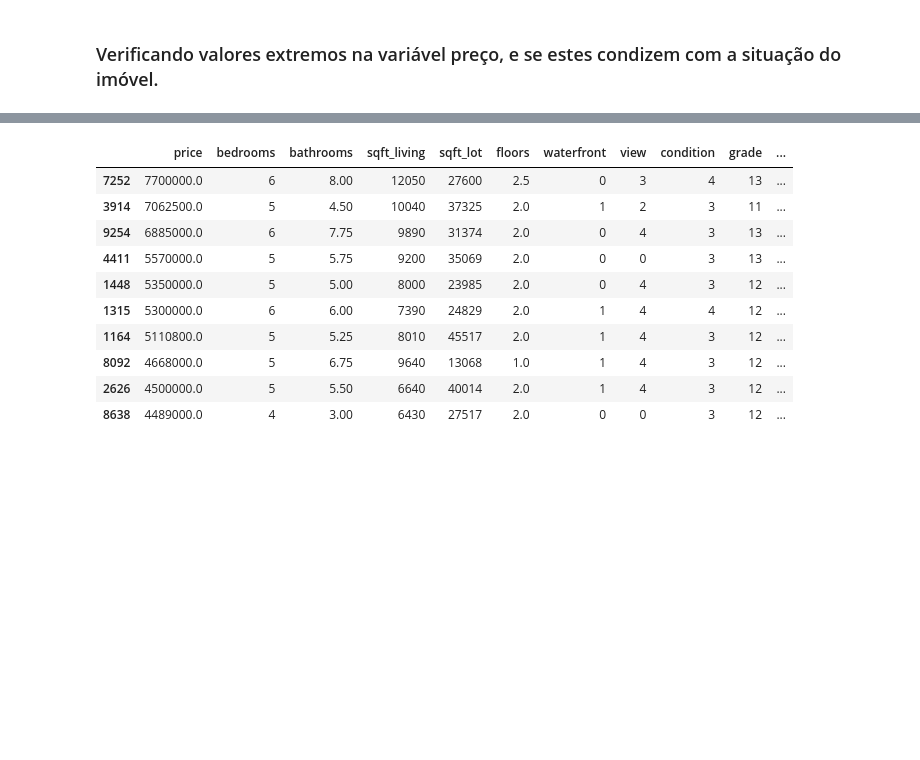
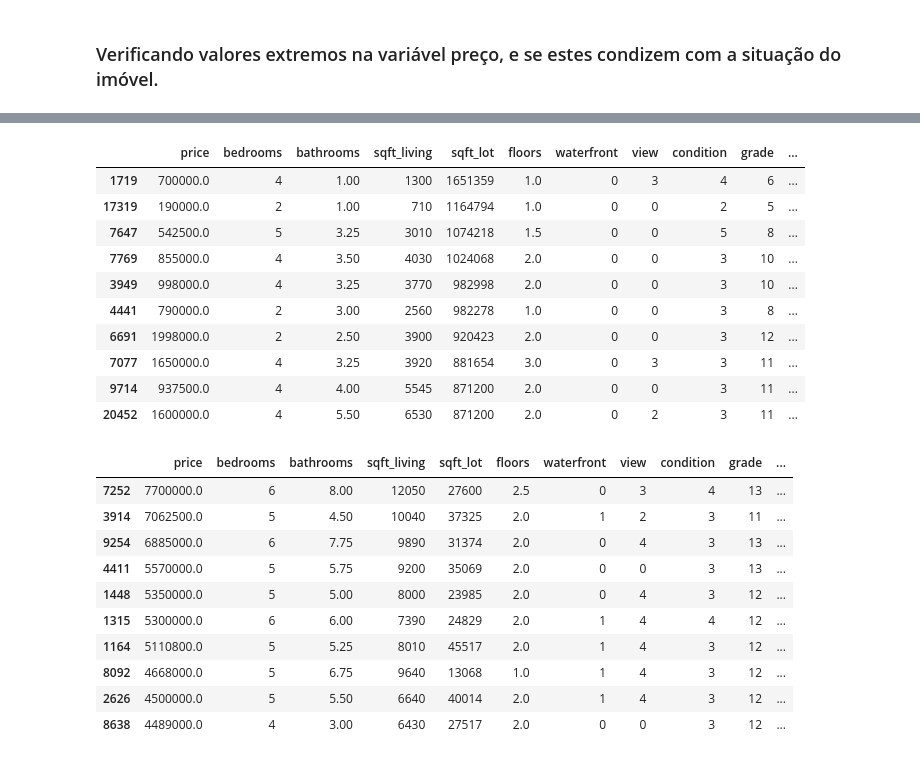
Before and after one commit to oiac23/house-prices-prediction, a Jupyter notebook: Modeling_Linear_Regression.ipynb, the cells around one changed output, grey strips where cells are left out. Saved outputs shown, nothing was run; the diff lists cells and outputs as text; code cells hidden in the pictures; blank space fills up the shorter version.

```diff
--- a/Modeling_Linear_Regression.ipynb
+++ b/Modeling_Linear_Regression.ipynb
@@ -351,3 +365,17 @@ sales.head()
+# %%
+sales.iloc[sales['sqft_lot'].nlargest(n=10).index]
+# %% [output]
+|  | price | bedrooms | bathrooms | sqft_living | sqft_lot | floors | waterfront | view | condition | grade | ... |
+| 1719 | 700000.0 | 4 | 1.00 | 1300 | 1651359 | 1.0 | 0 | 3 | 4 | 6 | ... |
+| 17319 | 190000.0 | 2 | 1.00 | 710 | 1164794 | 1.0 | 0 | 0 | 2 | 5 | ... |
+| 7647 | 542500.0 | 5 | 3.25 | 3010 | 1074218 | 1.5 | 0 | 0 | 5 | 8 | ... |
+| 7769 | 855000.0 | 4 | 3.50 | 4030 | 1024068 | 2.0 | 0 | 0 | 3 | 10 | ... |
+| 3949 | 998000.0 | 4 | 3.25 | 3770 | 982998 | 2.0 | 0 | 0 | 3 | 10 | ... |
+| 4441 | 790000.0 | 2 | 3.00 | 2560 | 982278 | 1.0 | 0 | 0 | 3 | 8 | ... |
+| 6691 | 1998000.0 | 2 | 2.50 | 3900 | 920423 | 2.0 | 0 | 0 | 3 | 12 | ... |
+| 7077 | 1650000.0 | 4 | 3.25 | 3920 | 881654 | 3.0 | 0 | 3 | 3 | 11 | ... |
+| 9714 | 937500.0 | 4 | 4.00 | 5545 | 871200 | 2.0 | 0 | 0 | 3 | 11 | ... |
+| 20452 | 1600000.0 | 4 | 5.50 | 6530 | 871200 | 2.0 | 0 | 2 | 3 | 11 | ... |
 # %%
 sales.iloc[sales['price'].nlargest(n=10).index]
 # %% [output]
```
Also changed, not shown: parts of 32 cells of this notebook.
